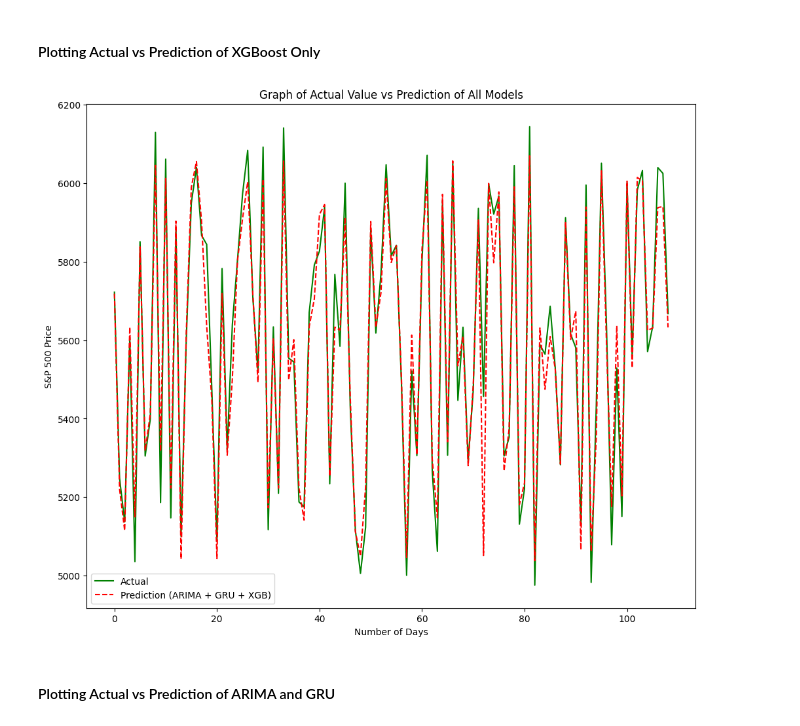
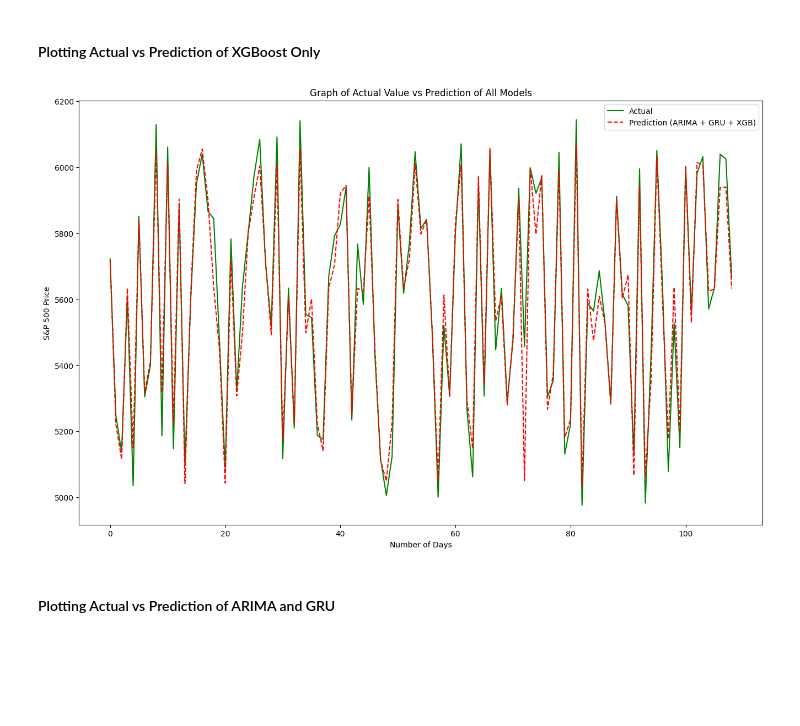
Before and after one commit to RSGzen/AML-Assignment, a Jupyter notebook: project_xgb.ipynb, the cells around one changed output. Drawn from its saved outputs; the diff is of its cells as text; code cells hidden in the pictures; blank space fills up the shorter version.

```diff
--- a/project_xgb.ipynb
+++ b/project_xgb.ipynb
@@ -667,19 +667,19 @@ print(y_test[:5])
 # %% [markdown]
 #### Plotting Actual vs Prediction of XGBoost Only
 # %%
-fig = plt.figure(figsize=(12, 10))
+fig = plt.figure(figsize=(16, 10))
 
 plt.plot(y_test, label="Actual", color='green')
 plt.plot(y_pred, label="Prediction (ARIMA + GRU + XGB)", linestyle='dashed', color='red')
 
 plt.title("Graph of Actual Value vs Prediction of All Models")
 plt.xlabel("Number of Days")
 plt.ylabel("S&P 500 Price")
 
 plt.legend()
 plt.show()
 # %% [output]
-[figure, old version]
+[figure, new version]
 # %% [markdown]
 #### Plotting Actual vs Prediction of ARIMA and GRU
 # %%
```
Also changed, not shown: parts of 5 cells of this notebook.
